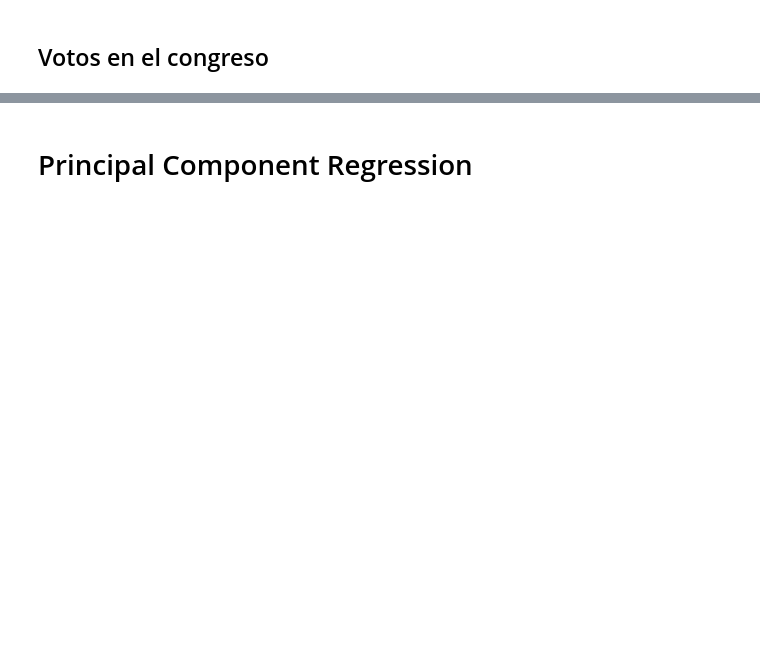
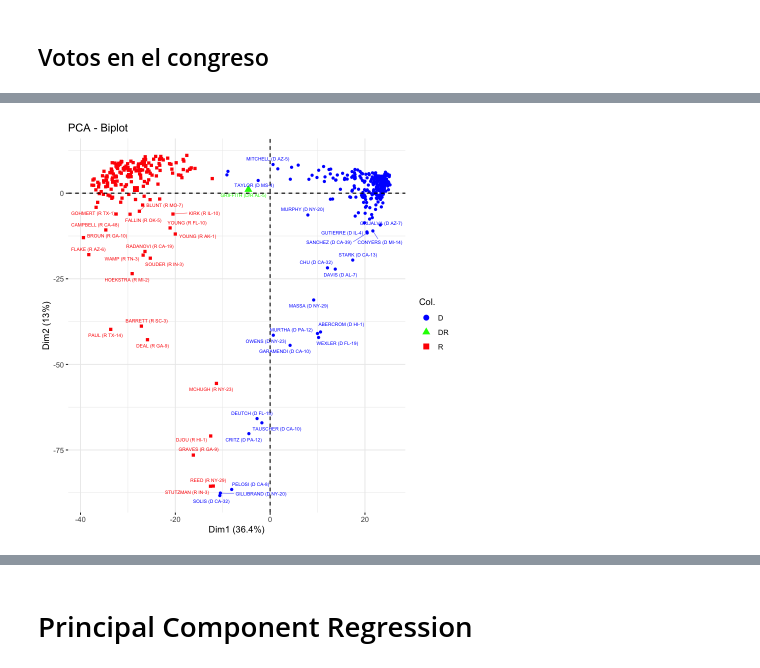
Before and after one commit to ignaciomsarmiento/BDML_20231_SS, a Jupyter notebook: SS7/SS7.ipynb, the cells around one changed output, grey strips where cells are left out. Drawn from its saved outputs; the diff is of its cells as text; code cells hidden in the pictures; blank space fills up the shorter version.

```diff
--- a/SS7/SS7.ipynb
+++ b/SS7/SS7.ipynb
@@ -58,5 +146,6 @@ fviz_pca_biplot(pcavote,
                 palette = c("blue", "green", "red"),
                 invisible ="var",
                 repel=TRUE,
-                labelsize = 2,
+                labelsize = 2
                 )
+# %% [output]
@@ -63,3 +154,4 @@ fviz_pca_biplot(pcavote,
+[figure, added]
 # %%
 votepc <- predict(pcavote) #
 votepc[order(votepc[,1])[1:5],1]
```
Also changed, not shown: parts of 109 cells of this notebook, 2 other files.
